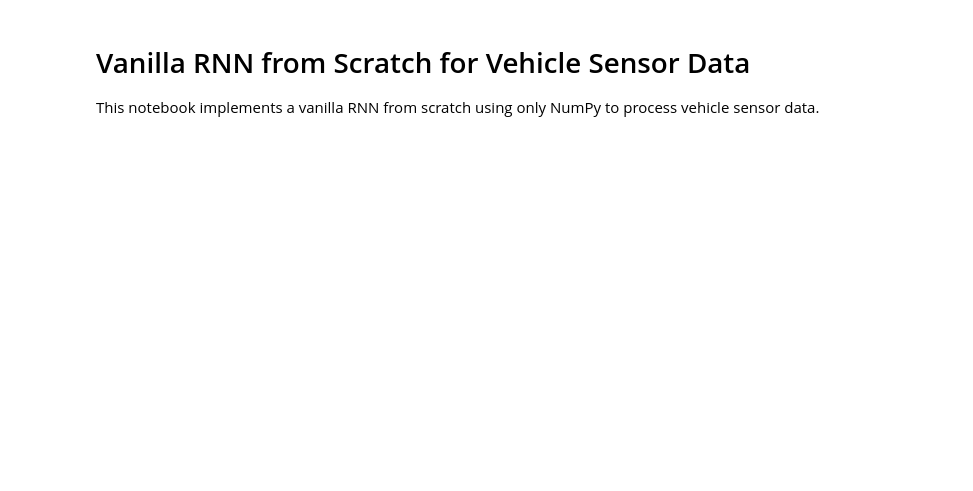
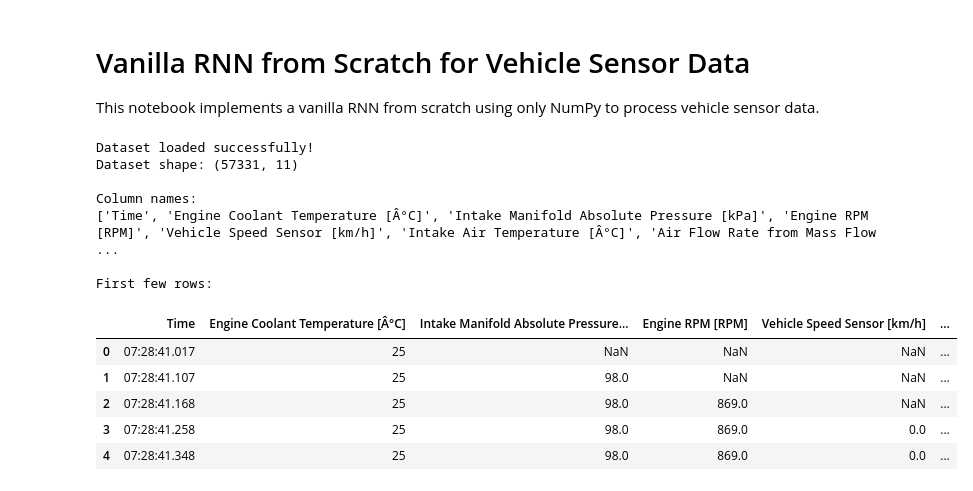
Before and after one commit to vishvajeetverma/vanilla_rnn, a Jupyter notebook: vanilla_rnn.ipynb, the cells around one changed output. Saved outputs shown, nothing was run; the diff lists cells and outputs as text; code cells hidden in the pictures; blank space fills up the shorter version.

Commit message:
Add vanilla RNN implementation: data preprocessing, normalization, train/test split, sequence creation, architecture explanation, visualization, and weight initialization

```diff
--- a/vanilla_rnn.ipynb
+++ b/vanilla_rnn.ipynb
@@ -7,32 +7,32 @@ import pandas as pd
 import numpy as np
 # %%
 # Load vehicle sensor dataset
-# Option 1: Load a single CSV file
-dataset_path = 'dataset/your_file.csv'  # ⬅️ UPDATE THIS to your CSV file name
-
-# Option 2: Load multiple CSV files and combine them (if needed)
-# Uncomment below if you have multiple CSV files to combine:
-# import glob
-# csv_files = glob.glob('dataset/*.csv')
-# df_list = [pd.read_csv(file) for file in csv_files]
-# df = pd.concat(df_list, ignore_index=True)
+dataset_path = 'dataset/2017-07-31_Seat_Leon_RT_KA_Normal.csv'
 
 # Load the dataset
-if dataset_path.endswith('.csv'):
-    df = pd.read_csv(dataset_path)
-elif dataset_path.endswith('.xlsx') or dataset_path.endswith('.xls'):
-    df = pd.read_excel(dataset_path)
-else:
-    # Try CSV first, if it fails try other formats
-    df = pd.read_csv(dataset_path)
+df = pd.read_csv(dataset_path)
 
 # Display basic information about the dataset
 print(f"Dataset loaded successfully!")
 print(f"Dataset shape: {df.shape}")
 print(f"\nColumn names:")
 print(df.columns.tolist())
 print(f"\nFirst few rows:")
 df.head()
+# %% [output]
+Dataset loaded successfully!
+Dataset shape: (57331, 11)
+
+Column names:
+['Time', 'Engine Coolant Temperature [Â°C]', 'Intake Manifold Absolute Pressure [kPa]', 'Engine RPM [RPM]', 'Vehicle Speed Sensor [km/h]', 'Intake Air Temperature [Â°C]', 'Air Flow Rate from Mass Flow ...
+
+First few rows:
+|  | Time | Engine Coolant Temperature [Â°C] | Intake Manifold Absolute Pressure... | Engine RPM [RPM] | Vehicle Speed Sensor [km/h] | ... |
+| 0 | 07:28:41.017 | 25 | NaN | NaN | NaN | ... |
+| 1 | 07:28:41.107 | 25 | 98.0 | NaN | NaN | ... |
+| 2 | 07:28:41.168 | 25 | 98.0 | 869.0 | NaN | ... |
+| 3 | 07:28:41.258 | 25 | 98.0 | 869.0 | 0.0 | ... |
+| 4 | 07:28:41.348 | 25 | 98.0 | 869.0 | 0.0 | ... |
 # %%
 # Explore the dataset structure
 print("Dataset Info:")
```
Also changed, not shown: parts of 10 cells of this notebook.
